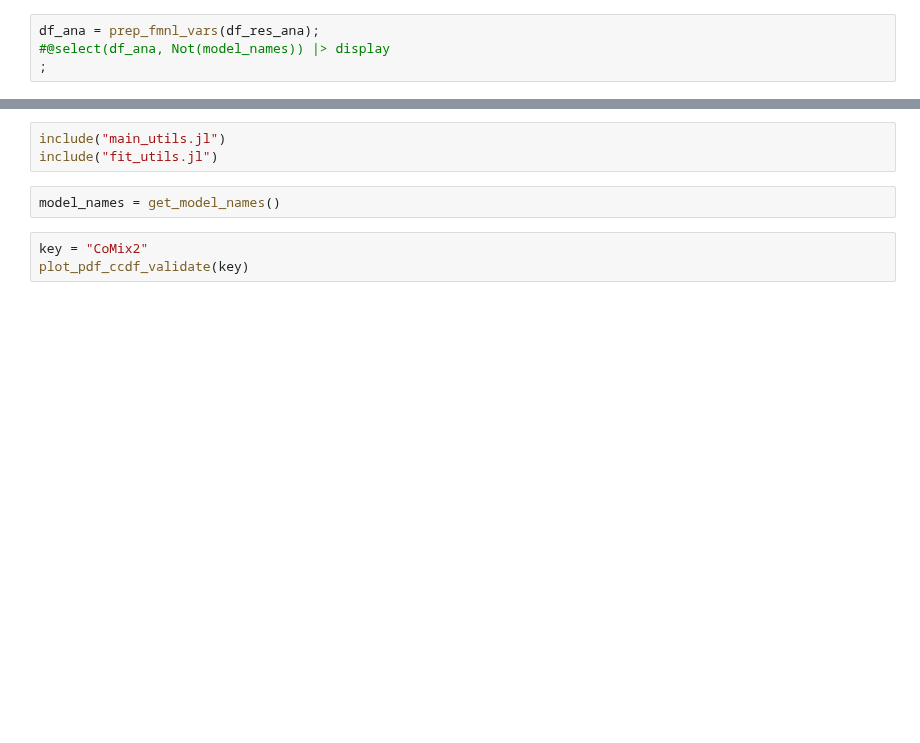
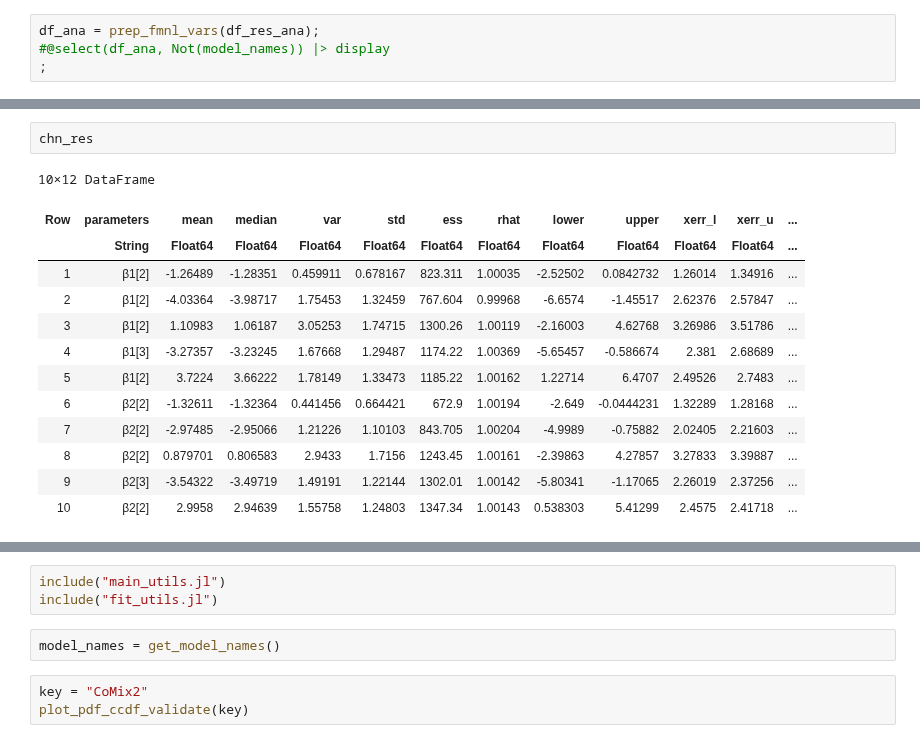
Before and after one commit to toshiakiasakura/sc_model_comparison, a Jupyter notebook: src/3j_meta_reg.ipynb, the cells around one changed output, grey strips where cells are left out. Saved outputs shown, nothing was run; the diff lists cells and outputs as text; blank space fills up the shorter version.

```diff
--- a/src/3j_meta_reg.ipynb
+++ b/src/3j_meta_reg.ipynb
@@ -91,3 +219,19 @@ chn_res = repeated_univariate_fmnl_reg(df_ana);
+# %%
+chn_res
+# %% [output]
+10×12 DataFrame
+| Row | parameters | mean | median | var | std | ess | rhat | lower | upper | xerr_l | xerr_u | ... |
+|  | String | Float64 | Float64 | Float64 | Float64 | Float64 | Float64 | Float64 | Float64 | Float64 | Float64 | ... |
+| 1 | β1[2] | -1.26489 | -1.28351 | 0.459911 | 0.678167 | 823.311 | 1.00035 | -2.52502 | 0.0842732 | 1.26014 | 1.34916 | ... |
+| 2 | β1[2] | -4.03364 | -3.98717 | 1.75453 | 1.32459 | 767.604 | 0.99968 | -6.6574 | -1.45517 | 2.62376 | 2.57847 | ... |
+| 3 | β1[2] | 1.10983 | 1.06187 | 3.05253 | 1.74715 | 1300.26 | 1.00119 | -2.16003 | 4.62768 | 3.26986 | 3.51786 | ... |
+| 4 | β1[3] | -3.27357 | -3.23245 | 1.67668 | 1.29487 | 1174.22 | 1.00369 | -5.65457 | -0.586674 | 2.381 | 2.68689 | ... |
+| 5 | β1[2] | 3.7224 | 3.66222 | 1.78149 | 1.33473 | 1185.22 | 1.00162 | 1.22714 | 6.4707 | 2.49526 | 2.7483 | ... |
+| 6 | β2[2] | -1.32611 | -1.32364 | 0.441456 | 0.664421 | 672.9 | 1.00194 | -2.649 | -0.0444231 | 1.32289 | 1.28168 | ... |
+| 7 | β2[2] | -2.97485 | -2.95066 | 1.21226 | 1.10103 | 843.705 | 1.00204 | -4.9989 | -0.75882 | 2.02405 | 2.21603 | ... |
+| 8 | β2[2] | 0.879701 | 0.806583 | 2.9433 | 1.7156 | 1243.45 | 1.00161 | -2.39863 | 4.27857 | 3.27833 | 3.39887 | ... |
+| 9 | β2[3] | -3.54322 | -3.49719 | 1.49191 | 1.22144 | 1302.01 | 1.00142 | -5.80341 | -1.17065 | 2.26019 | 2.37256 | ... |
+| 10 | β2[2] | 2.9958 | 2.94639 | 1.55758 | 1.24803 | 1347.34 | 1.00143 | 0.538303 | 5.41299 | 2.4575 | 2.41718 | ... |
 # %%
 include("fit_utils.jl")
 pl = plot_meta_reg(chn_res, chn_res_multi)
```
Also changed, not shown: parts of 21 cells of this notebook, 13 other files.
